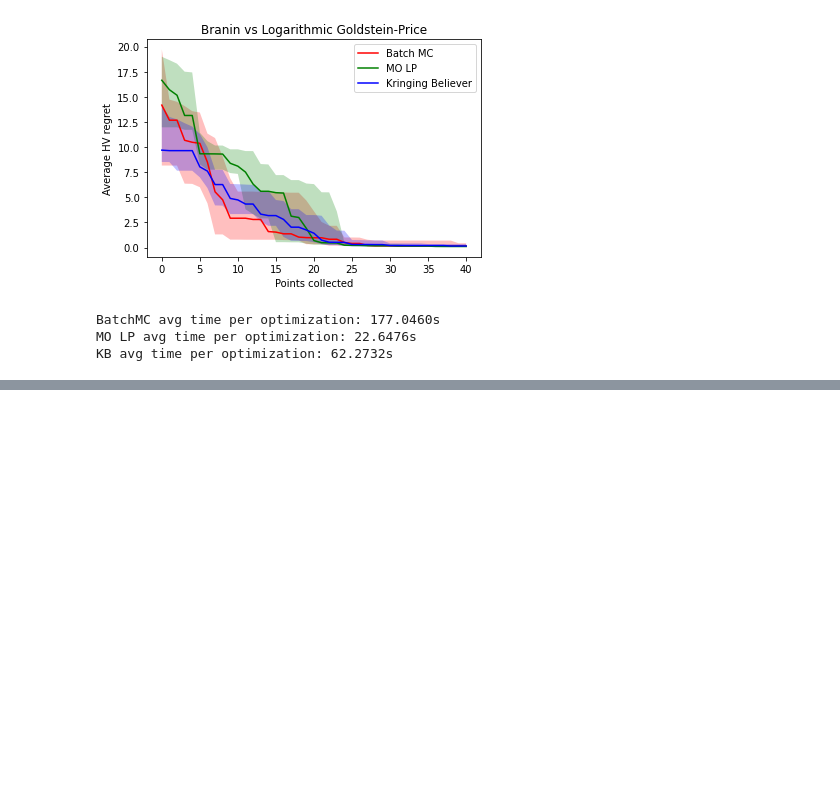
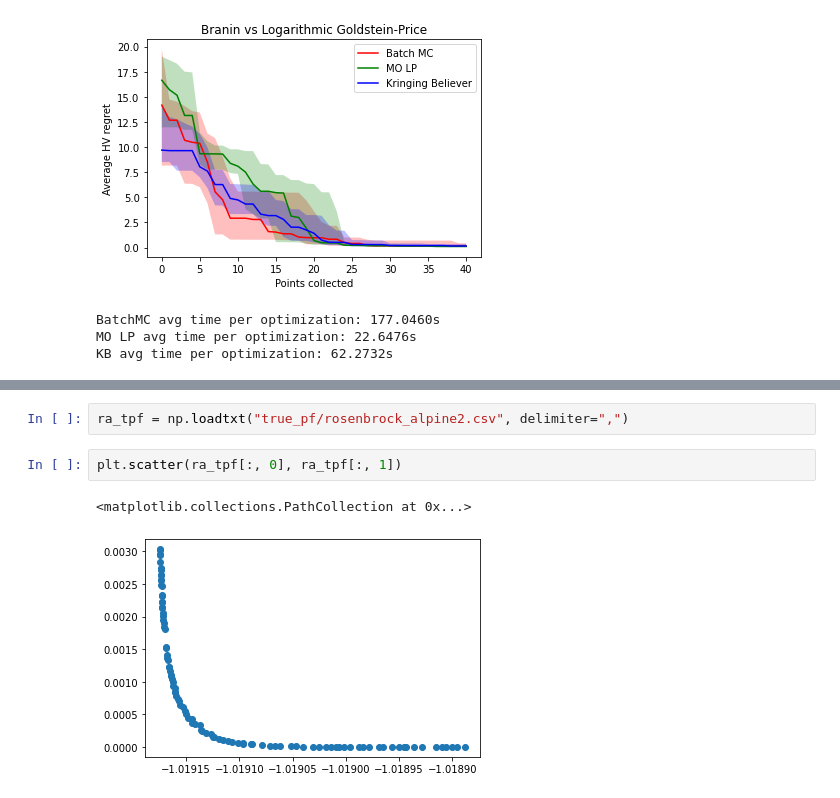
Before and after one commit to apaleyes/trieste, a Jupyter notebook: docs/notebooks/mo_lp/plot_results.ipynb, the cells around one changed output, grey strips where cells are left out. Drawn from its saved outputs; the diff is of its cells as text; blank space fills up the shorter version.

```diff
--- a/docs/notebooks/mo_lp/plot_results.ipynb
+++ b/docs/notebooks/mo_lp/plot_results.ipynb
@@ -240,0 +281,7 @@ KB avg time per optimization: 62.2732s
+# %%
+ra_tpf = np.loadtxt("true_pf/rosenbrock_alpine2.csv", delimiter=",")
+# %%
+plt.scatter(ra_tpf[:, 0], ra_tpf[:, 1])
+# %% [output]
+<matplotlib.collections.PathCollection at 0x...>
+[figure, added]
```
Also changed, not shown: parts of 4 cells of this notebook, 13 other files.
